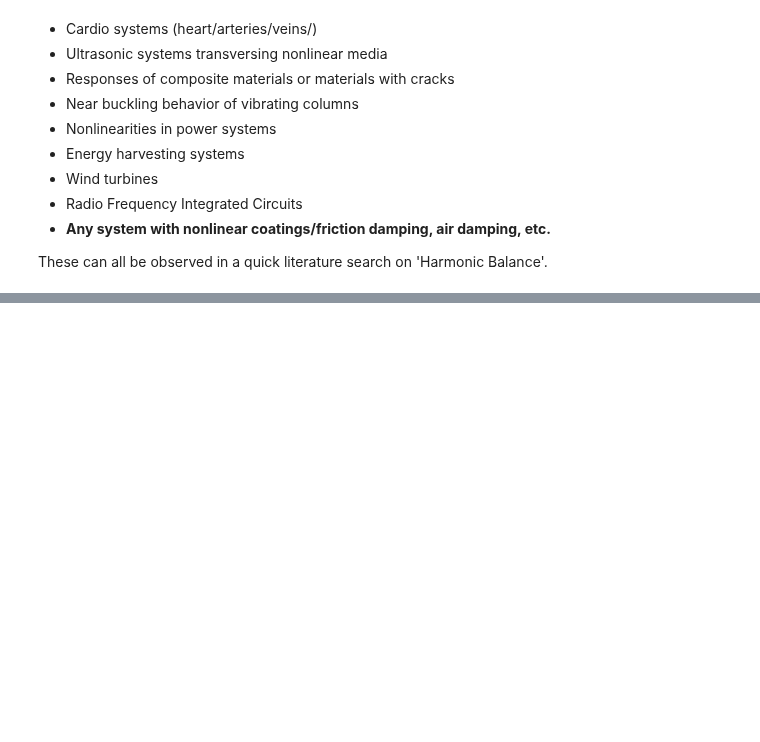
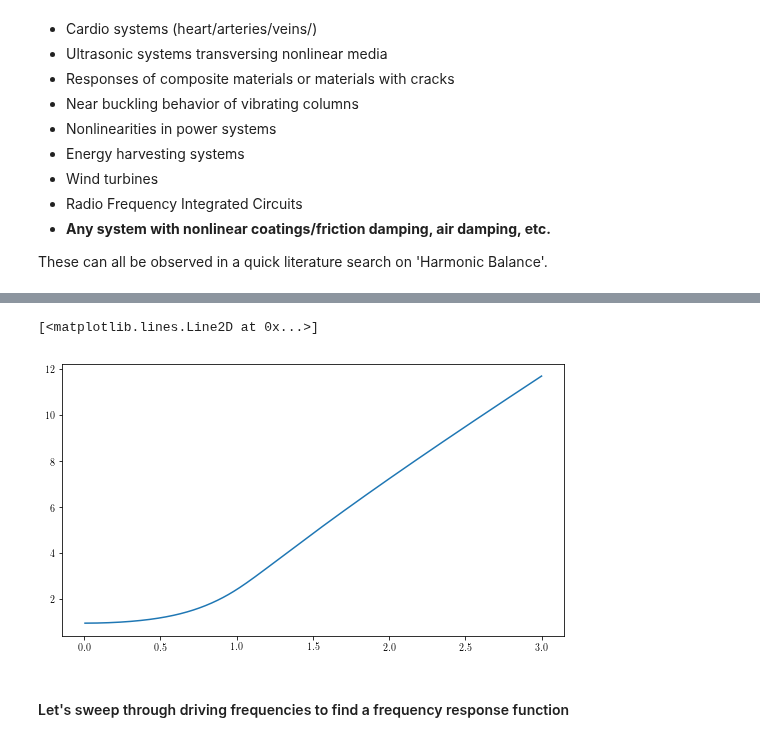
Before and after one commit to josephcslater/mousai, a Jupyter notebook: docs/tutorial/demos/Theory_and_Examples.ipynb, the cells around one changed output, grey strips where cells are left out. Cells and saved outputs as stored; diff of their text form; code cells hidden in the pictures; blank space fills up the shorter version.

```diff
--- a/docs/tutorial/demos/Theory_and_Examples.ipynb
+++ b/docs/tutorial/demos/Theory_and_Examples.ipynb
@@ -140,0 +190,24 @@ def two_dof_demo(x, params):
+# %%
+omega = np.arange(0, 3, 1 / 200) + 1 / 200
+amp = sp.zeros_like(omega)
+amp[:] = np.nan
+t, x, e, amps, phases = ms.hb_so(duff_osc_ss, num_variables=2,
+                                 omega=1 / 200, eqform='first_order', num_harmonics=1)
+for i, freq in enumerate(omega):
+    # Here we try to obtain solutions, but if they don't work,
+    # we ignore them by inserting `np.nan` values.
+    x = x - sp.average(x)
+    try:
+        t, x, e, amps, phases = ms.hb_so(duff_osc_ss, x0=x,
+                                         omega=freq, eqform='first_order', num_harmonics=1)  # , f_tol = 1e-6)#, callback = resid)
+        amp[i] = amps[0]
+    except:
+        amp[i] = np.nan
+    if np.isnan(amp[i]):
+        break
+plt.plot(omega, amp)
+# %% [output]
+[<matplotlib.lines.Line2D at 0x...>]
+[figure, added]
+# %% [markdown]
+#### Let's sweep through driving frequencies to find a frequency response function
```
Also changed, not shown: parts of 49 cells of this notebook, 5 other files.
